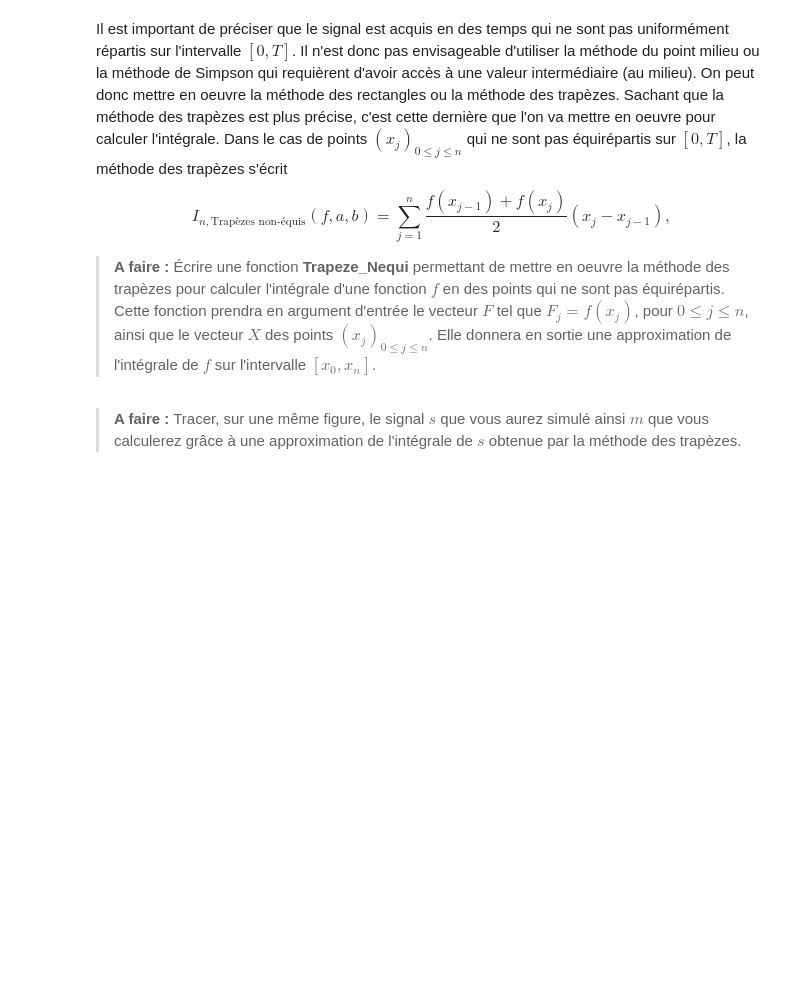
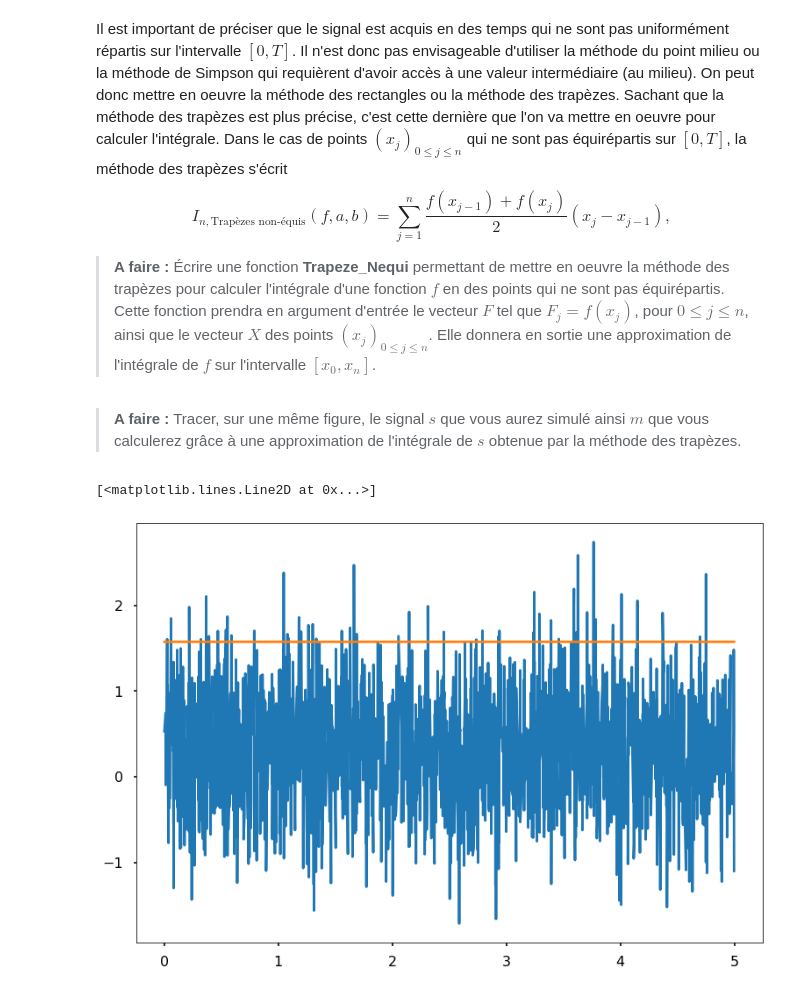
Before and after one commit to Mstrdav/TP_AN_OPTI, a Jupyter notebook: TP5_Notebook.ipynb, the cells around one changed output. Saved outputs shown, nothing was run; the diff lists cells and outputs as text; code cells hidden in the pictures; blank space fills up the shorter version.

```diff
--- a/TP5_Notebook.ipynb
+++ b/TP5_Notebook.ipynb
@@ -176,2 +175,14 @@ def Trapeze_Nequi(F,X):
+# %%
+def Trapeze_Nequi(F,X):
+    h = np.diff(X)
+    return np.sum(h*(F[:-1]+F[1:])/2)
 # %% [markdown]
 >**A faire :** Tracer, sur une même figure, le signal $s$ que vous aurez simulé ainsi $m$ que vous calculerez grâce à une approximation de l'intégrale de $s$ obtenue par la méthode des trapèzes.
+# %%
+# plot signal s and its approximation by Trapeze_Nequi
+s,T = Signal()
+plt.plot(T,s)
+plt.plot(T,Trapeze_Nequi(s,T)*s/s)
+# %% [output]
+[<matplotlib.lines.Line2D at 0x...>]
+[figure, added]
```
Also changed, not shown: parts of 2 cells of this notebook, 1 other file.
